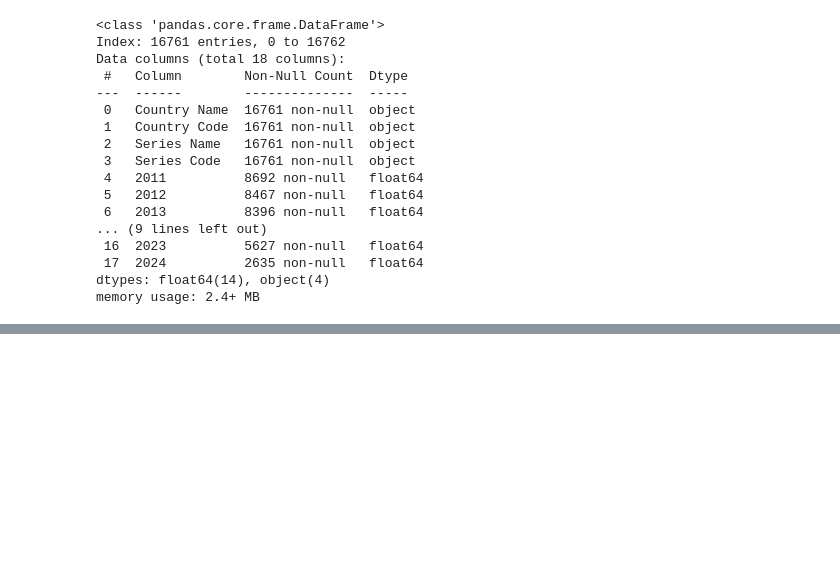
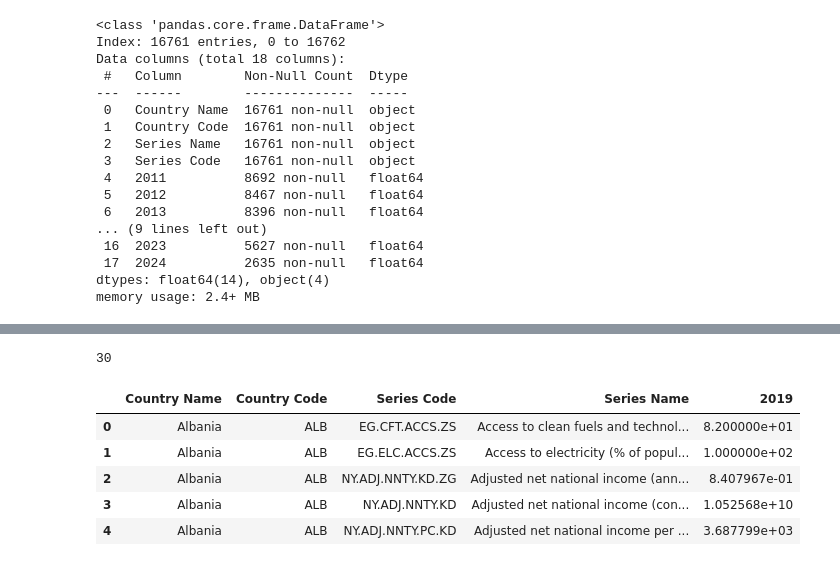
Before and after one commit to berkay-eren/setu-datamining-assignment2, a Jupyter notebook: BerkayEren-20115725-CA2.ipynb, the cells around one changed output, grey strips where cells are left out. Cells and saved outputs as stored; diff of their text form; code cells hidden in the pictures; blank space fills up the shorter version.

```diff
--- a/BerkayEren-20115725-CA2.ipynb
+++ b/BerkayEren-20115725-CA2.ipynb
@@ -255,0 +290,11 @@ At this point, the dataset is still in long format, but it is clean enough to an
+# %%
+chosen_year = "2019"
+
+indicator_missing = (
+    wb_clean[["Series Code", "Series Name", chosen_year]]
+    .groupby(["Series Code", "Series Name"])[chosen_year]
+    .apply(lambda x: x.isna().mean())
+    .sort_values()
+)
+
+indicator_missing.head(20), indicator_missing.tail(20)
@@ -255,0 +319,24 @@ At this point, the dataset is still in long format, but it is clean enough to an
+# %%
+# selecting usable indicators
+max_missing = 0.40
+good_indicators = indicator_missing[indicator_missing <= max_missing]
+len(good_indicators)
+# %% [output]
+30
+# %%
+wb_2019 = wb_clean[["Country Name", "Country Code", "Series Code", "Series Name", chosen_year]]
+
+wb_2019 = wb_2019.merge(
+    good_indicators.reset_index()[["Series Code"]],
+    on="Series Code",
+    how="inner"
+)
+
+wb_2019.head()
+# %% [output]
+|  | Country Name | Country Code | Series Code | Series Name | 2019 |
+| 0 | Albania | ALB | EG.CFT.ACCS.ZS | Access to clean fuels and technol... | 8.200000e+01 |
+| 1 | Albania | ALB | EG.ELC.ACCS.ZS | Access to electricity (% of popul... | 1.000000e+02 |
+| 2 | Albania | ALB | NY.ADJ.NNTY.KD.ZG | Adjusted net national income (ann... | 8.407967e-01 |
+| 3 | Albania | ALB | NY.ADJ.NNTY.KD | Adjusted net national income (con... | 1.052568e+10 |
+| 4 | Albania | ALB | NY.ADJ.NNTY.PC.KD | Adjusted net national income per ... | 3.687799e+03 |
```
Also changed, not shown: parts of 7 cells of this notebook.
